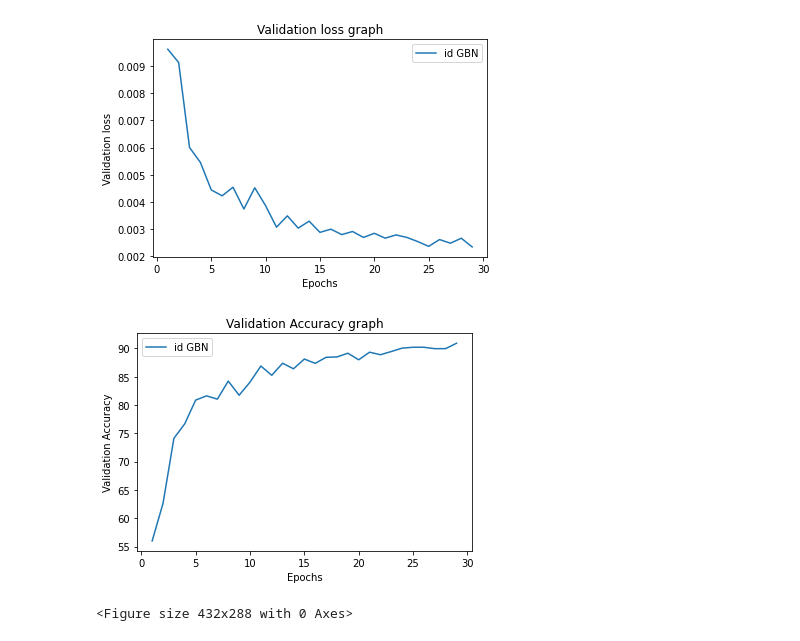
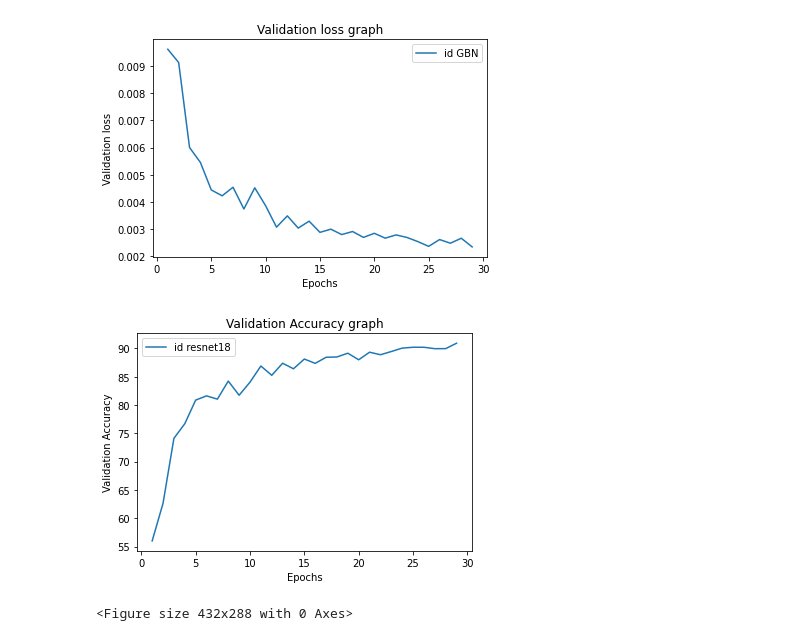
Before and after one commit to theschoolof-ai/JEDI, a Jupyter notebook: S8/S8.ipynb, the cells around one changed output. Saved outputs shown, nothing was run; the diff lists cells and outputs as text; code cells hidden in the pictures.

```diff
--- a/S8/S8.ipynb
+++ b/S8/S8.ipynb
@@ -131,22 +131,22 @@ plt.savefig('Validation loss graph')
 # %%
 import matplotlib.pyplot as plt
 
 x = [i for i in range(1,30)]
 y = accu
-Modelgraph = ['GBN']
+Modelgraph = ['resnet18']
 
 
 plt.title("Validation Accuracy graph")
 plt.xlabel("Epochs")
 plt.ylabel("Validation Accuracy")
 
 
 for i in range(len(y)):
     plt.plot(x,y[i],label = 'id %s'%Modelgraph[i])
 
 plt.legend()
 plt.show()
 plt.savefig('Validation Accuracy graph_')
 # %% [output]
-[figure, old version]
+[figure, new version]
 <Figure size 432x288 with 0 Axes>
```
